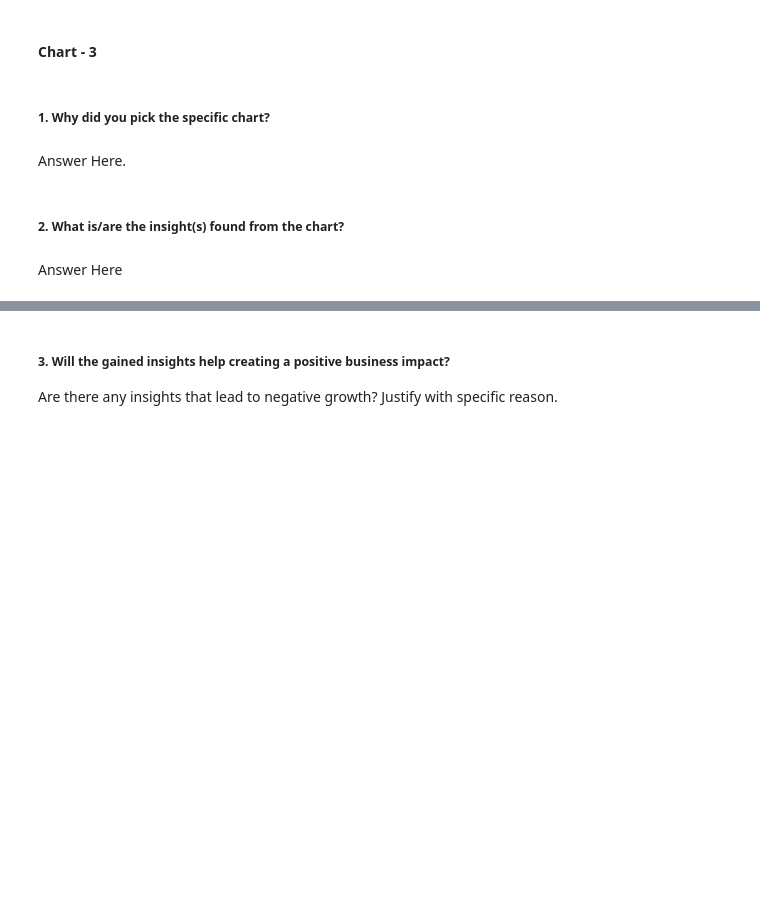
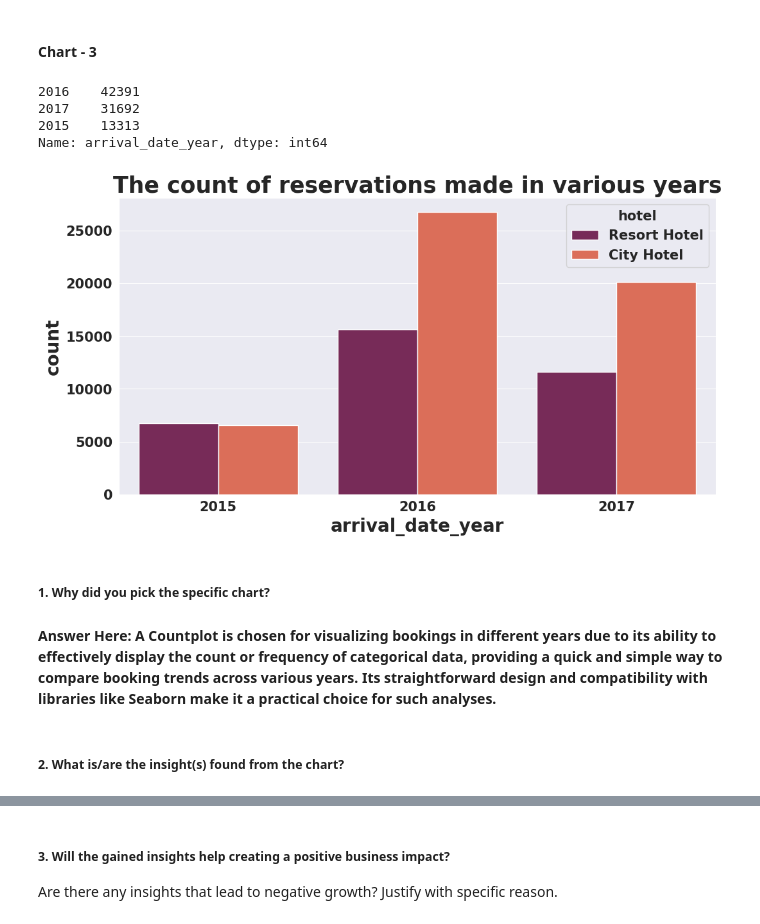
Before and after one commit to AkashRanjan23/HotelBooking_Analysis, a Jupyter notebook: Hotel_Booking_Analysis_EDA_Submission_Template.ipynb, the cells around one changed output, grey strips where cells are left out. Drawn from its saved outputs; the diff is of its cells as text; code cells hidden in the pictures; blank space fills up the shorter version.

```diff
--- a/Hotel_Booking_Analysis_EDA_Submission_Template.ipynb
+++ b/Hotel_Booking_Analysis_EDA_Submission_Template.ipynb
@@ -563,8 +578,19 @@ Answer Here
+# %%
+# Chart - 3 visualization code: Countplot for visualizing bookinngs in different years.
+print(hotel_data['arrival_date_year'].value_counts())
+plt.figure(figsize=(12,6))
+sns.countplot(x=hotel_data['arrival_date_year'],hue=hotel_data['hotel'],palette='rocket')
+plt.title("The count of reservations made in various years")
+plt.show()
+# %% [output]
+2016    42391
+2017    31692
+2015    13313
+Name: arrival_date_year, dtype: int64
+[figure, added]
 # %% [markdown]
 ##### 1. Why did you pick the specific chart?
-# %% [markdown]
-Answer Here.
+# %% [markdown]
+**Answer Here: A Countplot is chosen for visualizing bookings in different years due to its ability to effectively display the count or frequency of categorical data, providing a quick and simple way to compare booking trends across various years. Its straightforward design and compatibility with libraries like Seaborn make it a practical choice for such analyses.**
 # %% [markdown]
 ##### 2. What is/are the insight(s) found from the chart?
-# %% [markdown]
-Answer Here
```
Also changed, not shown: parts of 12 cells of this notebook.
